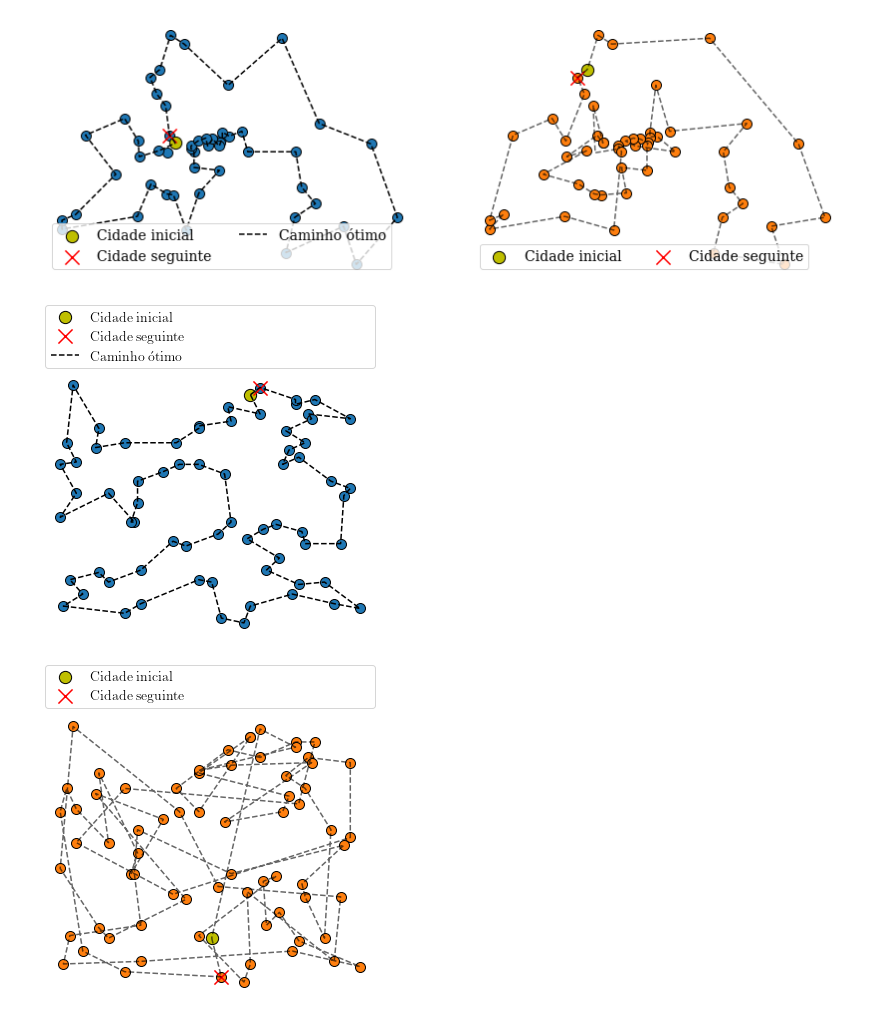
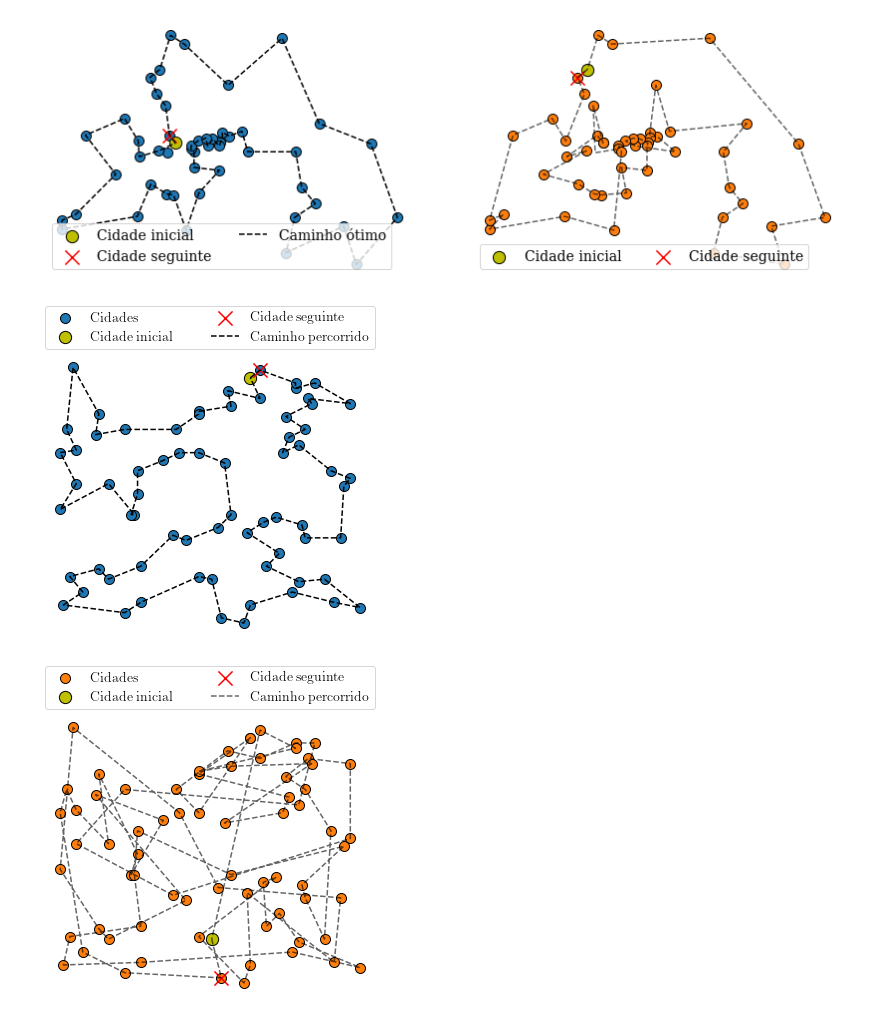
Before and after one commit to pesadaum/tsp-with-ga, a Jupyter notebook: tsp_with_ga.ipynb, the cells around one changed output. Saved outputs shown, nothing was run; the diff lists cells and outputs as text; code cells hidden in the pictures.

```diff
--- a/tsp_with_ga.ipynb
+++ b/tsp_with_ga.ipynb
@@ -438,28 +450,29 @@ f.tight_layout()
 # %%
 # repetindo os gráficos acima só pra salvar no relatório
 
 
-f, ax = plt.subplots(figsize=(5,5))
+f, ax = plt.subplots(figsize=(5, 5))
 
-ax.scatter(tsp_st70['x'], tsp_st70['y'], edgecolors='k', s=100,)
+ax.scatter(tsp_st70['x'], tsp_st70['y'], edgecolors='k', s=100, label='Cidades')
 
 ax.scatter(sol_tsp_st70.iloc[0, 1], sol_tsp_st70.iloc[0, 2],
-              edgecolors='k', c='y', s=150, label='Cidade inicial')
+           edgecolors='k', c='y', s=150, label='Cidade inicial')
 ax.scatter(sol_tsp_st70.iloc[1, 1], sol_tsp_st70.iloc[1, 2], c='r',
-              s=200, label='Cidade seguinte', marker='x')
-ax.plot(sol_tsp_st70['x'], sol_tsp_st70['y'], '--', c='k', label='Caminho ótimo')
+           s=200, label='Cidade seguinte', marker='x')
+ax.plot(sol_tsp_st70['x'], sol_tsp_st70['y'],
+        '--', c='k', label='Caminho percorrido')
 
 ax.axis('off')
 # ax.set_aspect('equal')
 
-ax.legend(bbox_to_anchor=(0,1.02,1,0.2), loc="lower left",
-                mode="expand", borderaxespad=0, ncol=1)
+ax.legend(bbox_to_anchor=(0, 1.02, 1, 0.2), loc="lower left",
+          mode="expand", borderaxespad=0, ncol=2)
 
 f.tight_layout()
 
 f.savefig('./solucao_otima_st70.pdf')
 # %% [output]
-[figure, old version]
+[figure, new version]
 # %%
 f, ax = plt.subplots(figsize=(5, 5))
 
@@ -467,21 +480,21 @@ sol_x, sol_y = list(zip(*sol_st70))
 
 
 ax.scatter(sol_tsp_st70['x'], sol_tsp_st70['y'],
-              edgecolors='k', s=100, c='C1')
+           edgecolors='k', s=100, c='C1', label='Cidades')
 ax.scatter(sol_x[0], sol_y[0],
-              edgecolors='k', c='y', s=150, label='Cidade inicial')
+           edgecolors='k', c='y', s=150, label='Cidade inicial')
 ax.scatter(sol_x[1], sol_y[1], c='r', s=200,
-              marker='x', label='Cidade seguinte')
+           marker='x', label='Cidade seguinte')
 
-ax.plot(sol_x, sol_y, '--', c='k', alpha=0.6)
+ax.plot(sol_x, sol_y, '--', c='k', alpha=0.6, label='Caminho percorrido')
 
 ax.axis('off')
 
 ax.legend(bbox_to_anchor=(0, 1.02, 1, 0.2), loc="lower left",
-          mode="expand", borderaxespad=0, ncol=1)
+          mode="expand", borderaxespad=0, ncol=2)
 
 f.tight_layout()
 
 f.savefig('./solucao_encontrada_st70.pdf')
 # %% [output]
-[figure, old version]
+[figure, new version]
```
Also changed, not shown: parts of 12 cells of this notebook, 6 other files.
